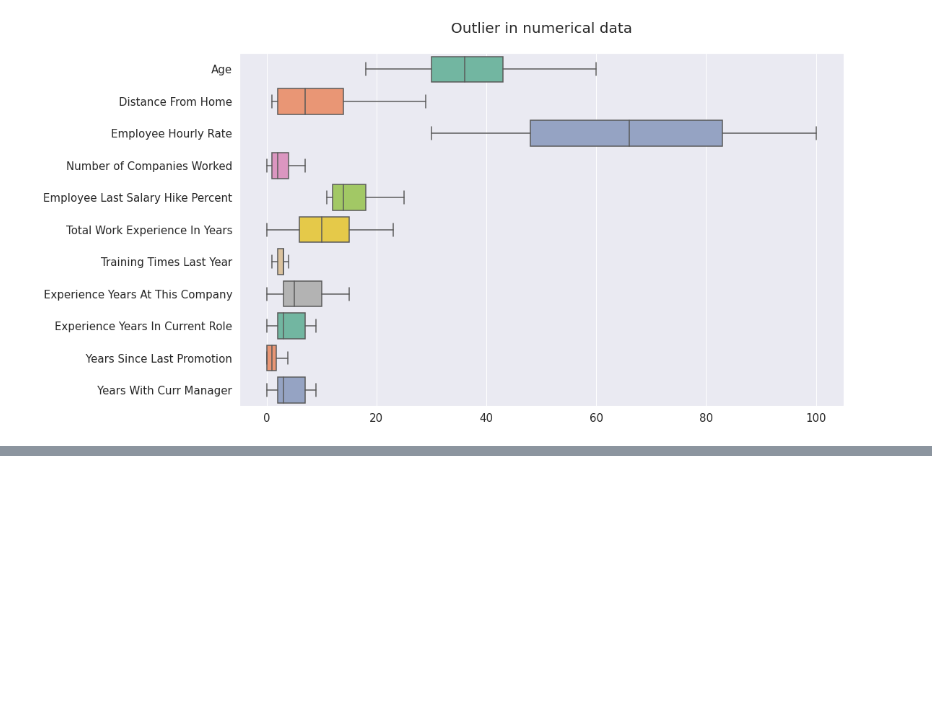
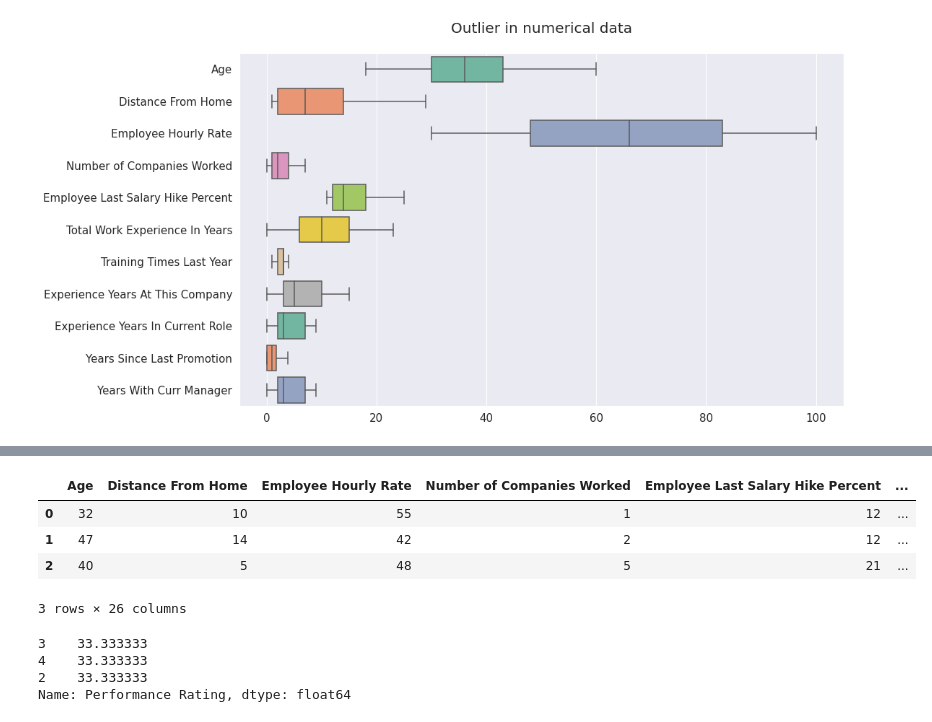
Before and after one commit to 21Ovi/Employee-Performance-Analysis, a Jupyter notebook: data_preprocessing.ipynb, the cells around one changed output, grey strips where cells are left out. Saved outputs shown, nothing was run; the diff lists cells and outputs as text; code cells hidden in the pictures; blank space fills up the shorter version.

Commit message:
'data preprocessed'

```diff
--- a/data_preprocessing.ipynb
+++ b/data_preprocessing.ipynb
@@ -493,0 +522,6 @@ plt.show()
+# %%
+# defing Independent variables as X
+X = processed_data.drop('Performance Rating', axis=1)
+# Defing Target variable or dependent variable
+y = processed_data['Performance Rating']
+X.head()
@@ -493,0 +555,31 @@ plt.show()
+# %%
+# Intilizing the model
+oversampling = RandomOverSampler(sampling_strategy='auto', random_state=0)
+
+X_smote, y_smote = oversampling.fit_resample(X, y)
+X_smote = pd.DataFrame(X_smote)
+X_smote.columns = ['Age', 'Distance From Home', 'Employee Hourly Rate',
+       'Number of Companies Worked', 'Employee Last Salary Hike Percent',
+       'Total Work Experience In Years', 'Training Times Last Year',
+       'Experience Years At This Company', 'Experience Years In Current Role',
+       'Years Since Last Promotion', 'Years With Curr Manager',
+       'Employee Education Level', 'Employee Environment Satisfaction',
+       'Employee Job Involvement', 'Employee Job Level',
+       'Employee Job Satisfaction', 'Employee Relationship Satisfaction',
+       'Employee Work Life Balance', 'Gender', 'Education Background',
+       'Marital Status', 'Employees Department', 'Employees Job Role',
+       'Business Travel Frequency', 'Over Time', 'Attrition']
+X_smote.head(3)
+# %% [output]
+|  | Age | Distance From Home | Employee Hourly Rate | Number of Companies Worked | Employee Last Salary Hike Percent | ... |
+| 0 | 32 | 10 | 55 | 1 | 12 | ... |
+| 1 | 47 | 14 | 42 | 2 | 12 | ... |
+| 2 | 40 | 5 | 48 | 5 | 21 | ... |
+3 rows × 26 columns
+# %%
+y_smote.value_counts(normalize=True)*100
+# %% [output]
+3    33.333333
+4    33.333333
+2    33.333333
+Name: Performance Rating, dtype: float64
```
Also changed, not shown: parts of 11 cells of this notebook.
